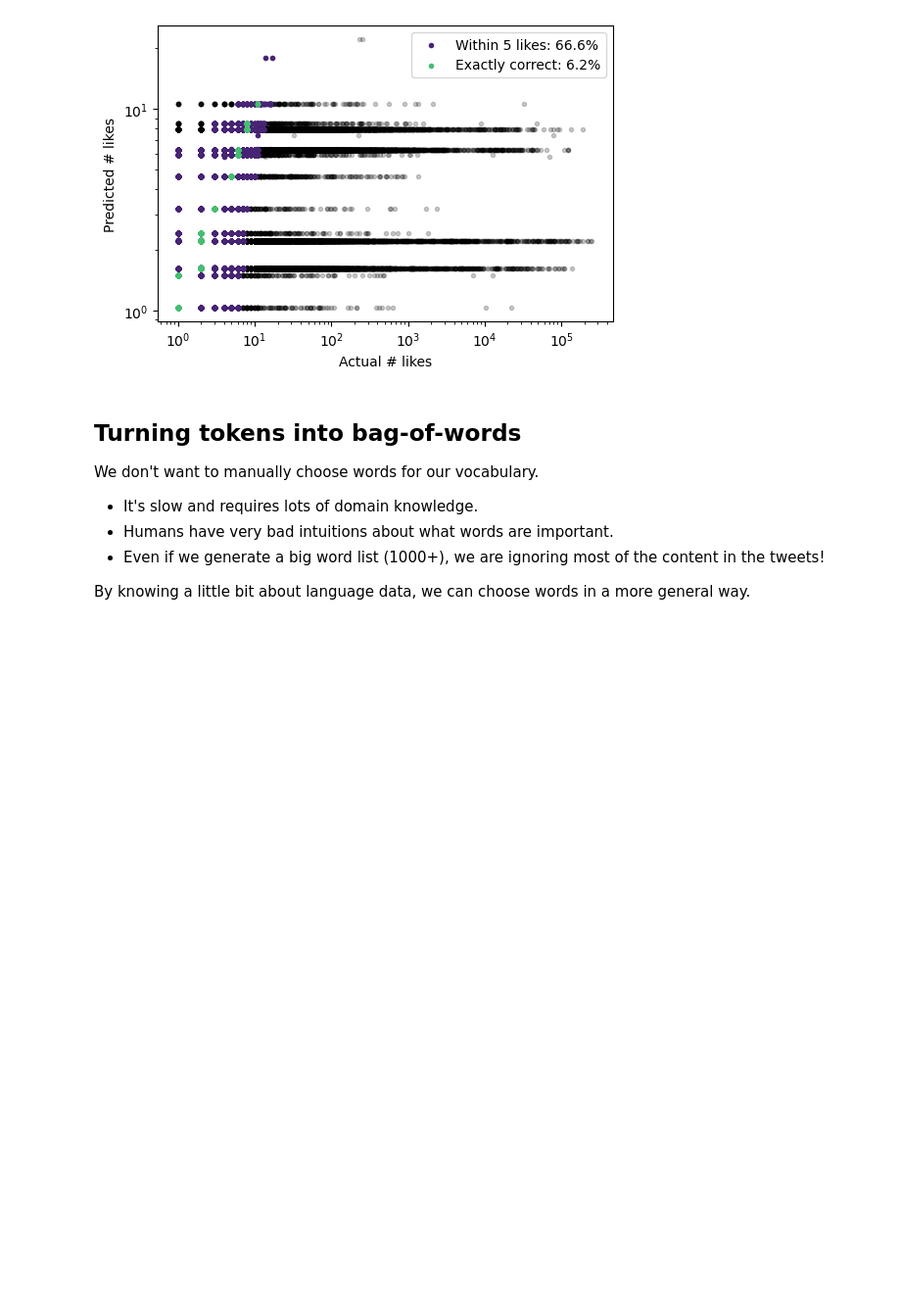
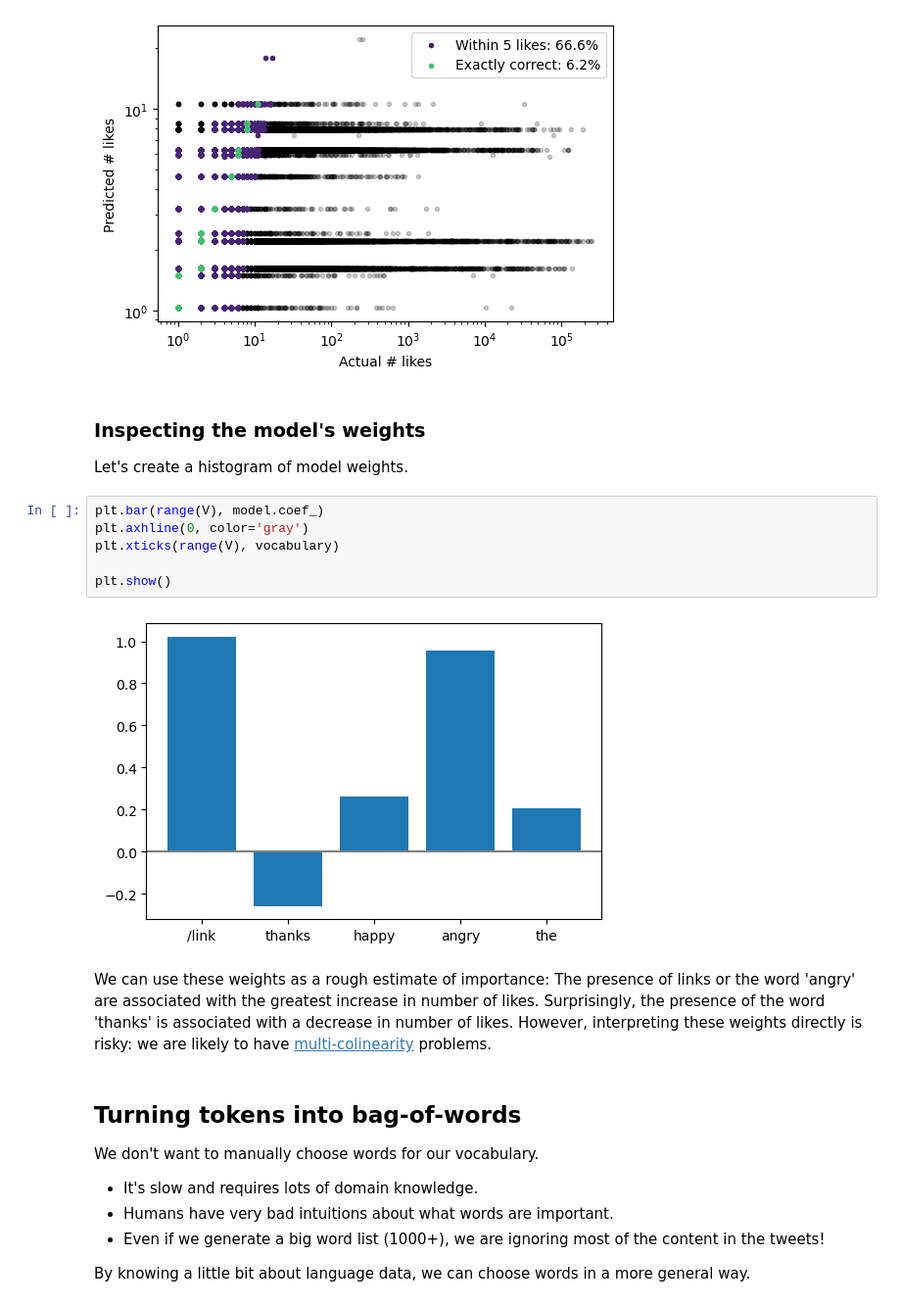
Before and after one commit to levon003/ml-visualized, a Jupyter notebook: _notebook/BoWLinRegTweets.ipynb, the cells around one changed output. Shown: that part at 98% size. Saved outputs shown, nothing was run; the diff lists cells and outputs as text; blank space fills up the shorter version.

```diff
--- a/_notebook/BoWLinRegTweets.ipynb
+++ b/_notebook/BoWLinRegTweets.ipynb
@@ -422,6 +455,20 @@ ax.set_xscale('log')
 plt.show()
 # %% [output]
 [figure]
+# %% [markdown]
+### Inspecting the model's weights
+
+Let's create a histogram of model weights.
+# %%
+plt.bar(range(V), model.coef_)
+plt.axhline(0, color='gray')
+plt.xticks(range(V), vocabulary)
+
+plt.show()
+# %% [output]
+[figure, added]
+# %% [markdown]
+We can use these weights as a rough estimate of importance: The presence of links or the word 'angry' are associated with the greatest increase in number of likes. Surprisingly, the presence of the word 'thanks' is associated with a decrease in number of likes. However, interpreting these weights directly is risky: we are likely to have [multi-colinearity](https://en.wikipedia.org/wiki/Multicollinearity) problems.
 # %% [markdown]
 ## Turning tokens into bag-of-words
 
```
Also changed, not shown: parts of 28 cells of this notebook.
